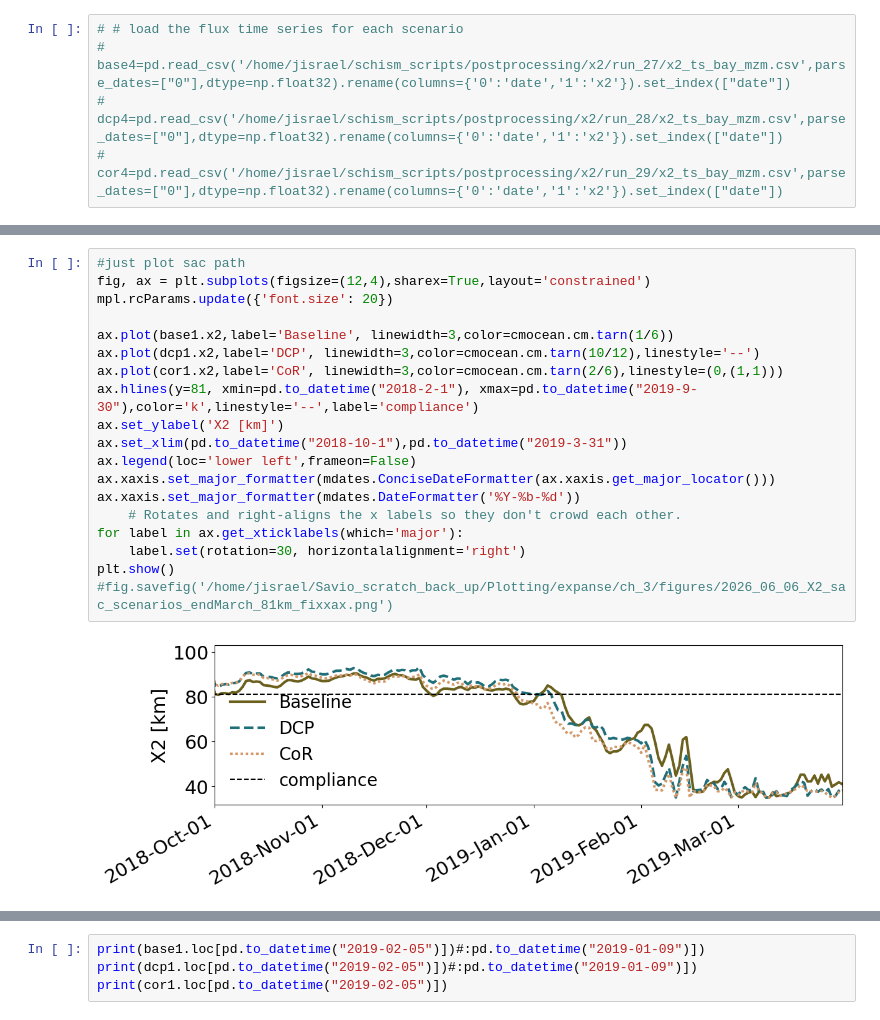
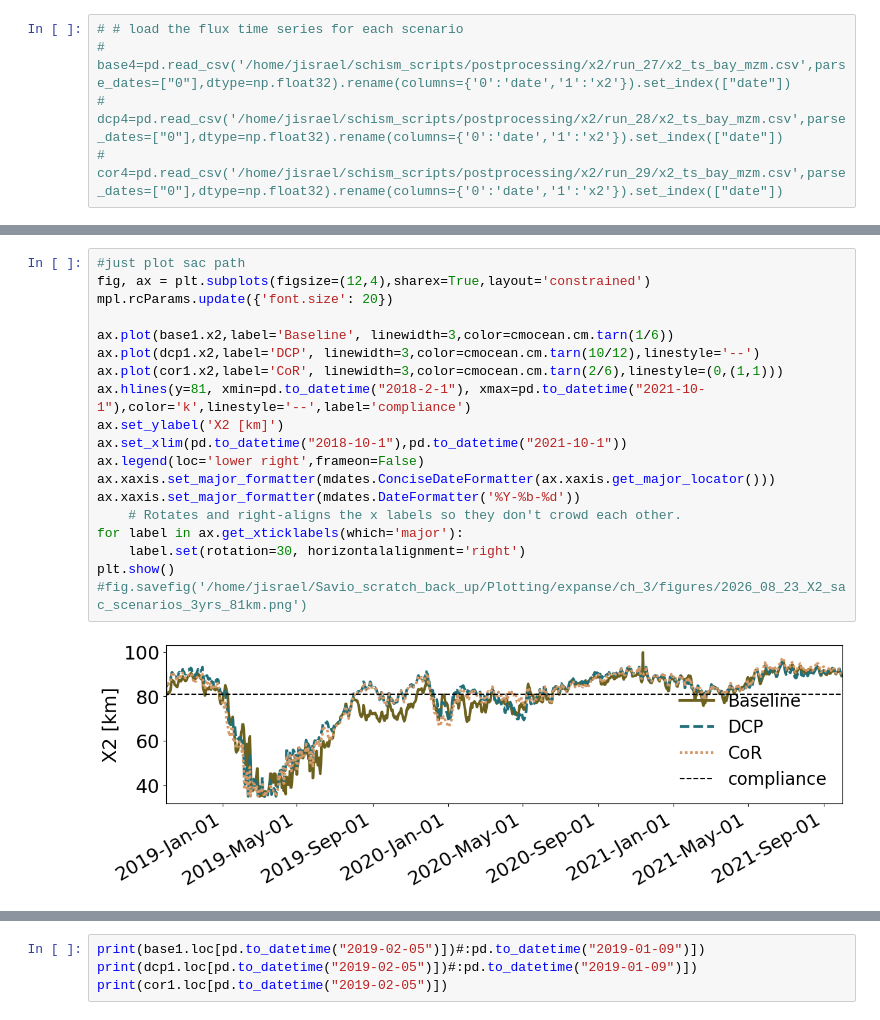
Before and after one commit to jennaisrael/Savio_scratch_back_up, a Jupyter notebook: Plotting/expanse/ch_3/x2_plots.ipynb, the cells around one changed output, grey strips where cells are left out. Cells and saved outputs as stored; diff of their text form.

Commit message:
update X2 figure and csvs for time above compliance

```diff
--- a/Plotting/expanse/ch_3/x2_plots.ipynb
+++ b/Plotting/expanse/ch_3/x2_plots.ipynb
@@ -92,23 +109,23 @@ ax[0].legend()
 # %%
 #just plot sac path
 fig, ax = plt.subplots(figsize=(12,4),sharex=True,layout='constrained')
 mpl.rcParams.update({'font.size': 20})
 
 ax.plot(base1.x2,label='Baseline', linewidth=3,color=cmocean.cm.tarn(1/6))
 ax.plot(dcp1.x2,label='DCP', linewidth=3,color=cmocean.cm.tarn(10/12),linestyle='--')
 ax.plot(cor1.x2,label='CoR', linewidth=3,color=cmocean.cm.tarn(2/6),linestyle=(0,(1,1)))
-ax.hlines(y=81, xmin=pd.to_datetime("2018-2-1"), xmax=pd.to_datetime("2019-9-30"),color='k',linestyle='--',label='compliance')
+ax.hlines(y=81, xmin=pd.to_datetime("2018-2-1"), xmax=pd.to_datetime("2021-10-1"),color='k',linestyle='--',label='compliance')
 ax.set_ylabel('X2 [km]')
-ax.set_xlim(pd.to_datetime("2018-10-1"),pd.to_datetime("2019-3-31"))
-ax.legend(loc='lower left',frameon=False)
+ax.set_xlim(pd.to_datetime("2018-10-1"),pd.to_datetime("2021-10-1"))
+ax.legend(loc='lower right',frameon=False)
 ax.xaxis.set_major_formatter(mdates.ConciseDateFormatter(ax.xaxis.get_major_locator()))
 ax.xaxis.set_major_formatter(mdates.DateFormatter('%Y-%b-%d'))
     # Rotates and right-aligns the x labels so they don't crowd each other.
 for label in ax.get_xticklabels(which='major'):
     label.set(rotation=30, horizontalalignment='right')
 plt.show()
-#fig.savefig('/home/jisrael/Savio_scratch_back_up/Plotting/expanse/ch_3/figures/2026_06_06_X2_sac_scenarios_endMarch_81km_fixxax.png')
+#fig.savefig('/home/jisrael/Savio_scratch_back_up/Plotting/expanse/ch_3/figures/2026_08_23_X2_sac_scenarios_3yrs_81km.png')
 # %% [output]
-[figure, old version]
+[figure, new version]
 # %%
 # what are the max values
```
Also changed, not shown: parts of 10 cells of this notebook, 4 other files.
